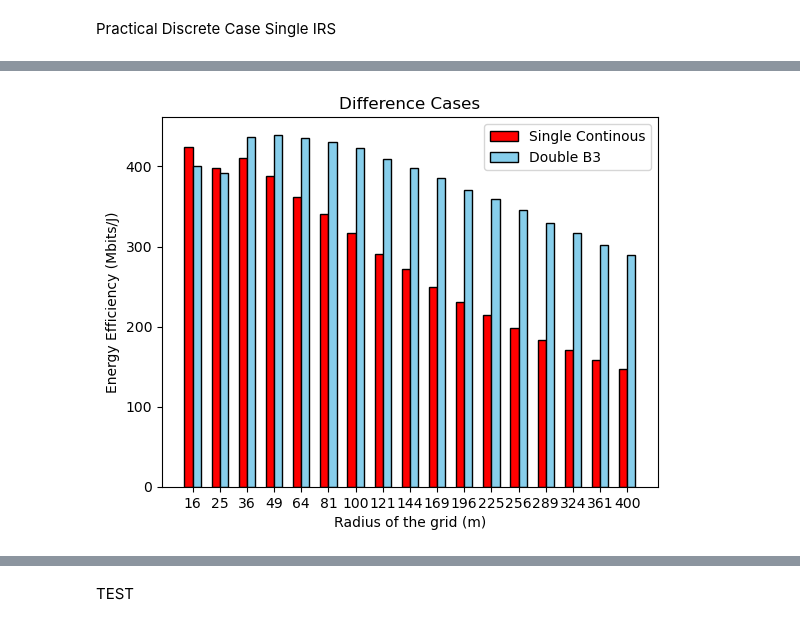
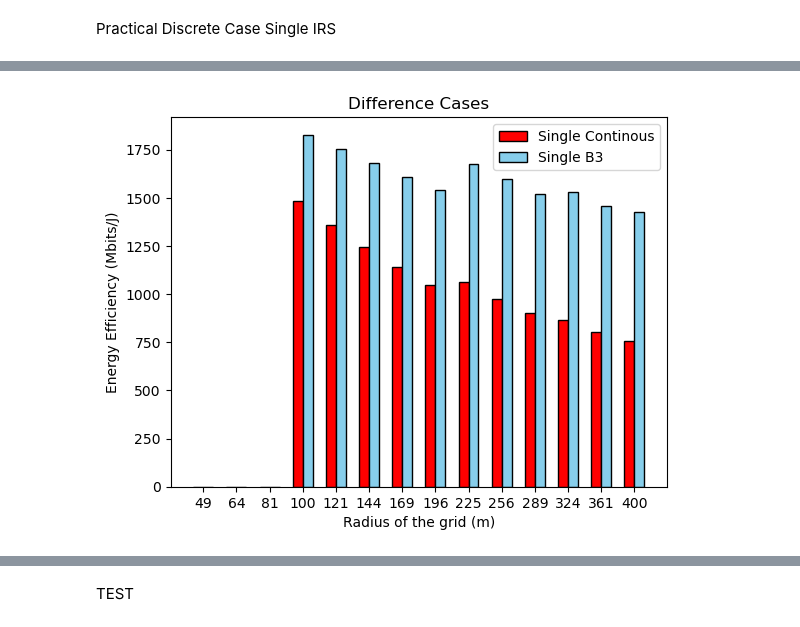
Before and after one commit to TariqUmar/SISO_Network_Implementation, a Jupyter notebook: plots_Ns_Vs_EE.ipynb, the cells around one changed output, grey strips where cells are left out. Saved outputs shown, nothing was run; the diff lists cells and outputs as text; code cells hidden in the pictures.

```diff
--- a/plots_Ns_Vs_EE.ipynb
+++ b/plots_Ns_Vs_EE.ipynb
@@ -222,7 +223,7 @@ Ideal Continuous Case Double IRS
 RATE_THRESHOLD = 10
 B = None
 Ns_max_sqrt = int(np.sqrt(Ns_max))
-N_values = np.array([i**2 for i in range(4, Ns_max_sqrt + 1)])
+N_values = np.array([i**2 for i in range(Ns_start, Ns_max_sqrt + 1)])
 print(N_values)
 
 
@@ -387,7 +388,7 @@ Practical Discrete Case Double IRS
 RATE_THRESHOLD = 10
 qB = np.arange(1,4,1)
 Ns_max_sqrt = int(np.sqrt(Ns_max))
-N_values = np.array([i**2 for i in range(4, Ns_max_sqrt + 1)])
+N_values = np.array([i**2 for i in range(Ns_start, Ns_max_sqrt + 1)])
 # print(N_values)
 
 
@@ -621,7 +622,7 @@ Ideal Continuous Case Single IRS
 RATE_THRESHOLD = 10
 B = None
 Ns_max_sqrt = int(np.sqrt(Ns_max))
-N_values = np.array([i**2 for i in range(4, Ns_max_sqrt + 1)])
+N_values = np.array([i**2 for i in range(Ns_start, Ns_max_sqrt + 1)])
 print(N_values)
 
 
@@ -781,7 +782,7 @@ Practical Discrete Case Single IRS
 RATE_THRESHOLD = 10
 qB = np.arange(1,4,1)
 Ns_max_sqrt = int(np.sqrt(Ns_max))
-N_values = np.array([i**2 for i in range(4, Ns_max_sqrt + 1)])
+N_values = np.array([i**2 for i in range(Ns_start, Ns_max_sqrt + 1)])
 print(N_values)
 
 
@@ -902,7 +903,7 @@ for B in qB:
         # sum_rates_1.append((np.sum(sum_rate)/NUM_SIMULATIONS))
 
     # Store the results in the dictionary with N as the key
-    # results_dict_1[B] = sum_rates_1
+    results_dict_1[B] = sum_rates_1
 
     # Store the results in the dictionary with N as the key
     results_dict_2[B] = average_energy_efficiency_1
@@ -947,24 +947,24 @@ plt.show()
 # %%
 # Set width of bar
 bar_width = 0.3
 
 # Set position of bar on X axis
 r1 = np.arange(len(average_energy_efficiency_Dc))
 r2 = [x + bar_width for x in r1]
 
 # Plotting the bar charts
 plt.bar(r1, average_energy_efficiency_Sc, color='red', width=bar_width, edgecolor='black', label='Single Continous')
-plt.bar(r2, SingleB3, color='skyblue', width=bar_width, edgecolor='black', label='Double B3')
+plt.bar(r2, SingleB3, color='skyblue', width=bar_width, edgecolor='black', label='Single B3')
 
 # Adding labels and ticks
 plt.xlabel('Radius of the grid (m)')
 plt.ylabel('Energy Efficiency (Mbits/J)')
 plt.title('Difference Cases')
 plt.xticks([r + bar_width / 2 for r in range(len(average_energy_efficiency_Dc))], N_values)
 plt.legend()
 plt.show()
 # %% [output]
-[figure, old version]
+[figure, new version]
 # %%
 for B, average_energy_efficiency_1 in results_dict_2.items():
     plt.plot(N_values, average_energy_efficiency_1, label=f'B={B}')
```
Also changed, not shown: parts of 17 cells of this notebook, 5 other files.
